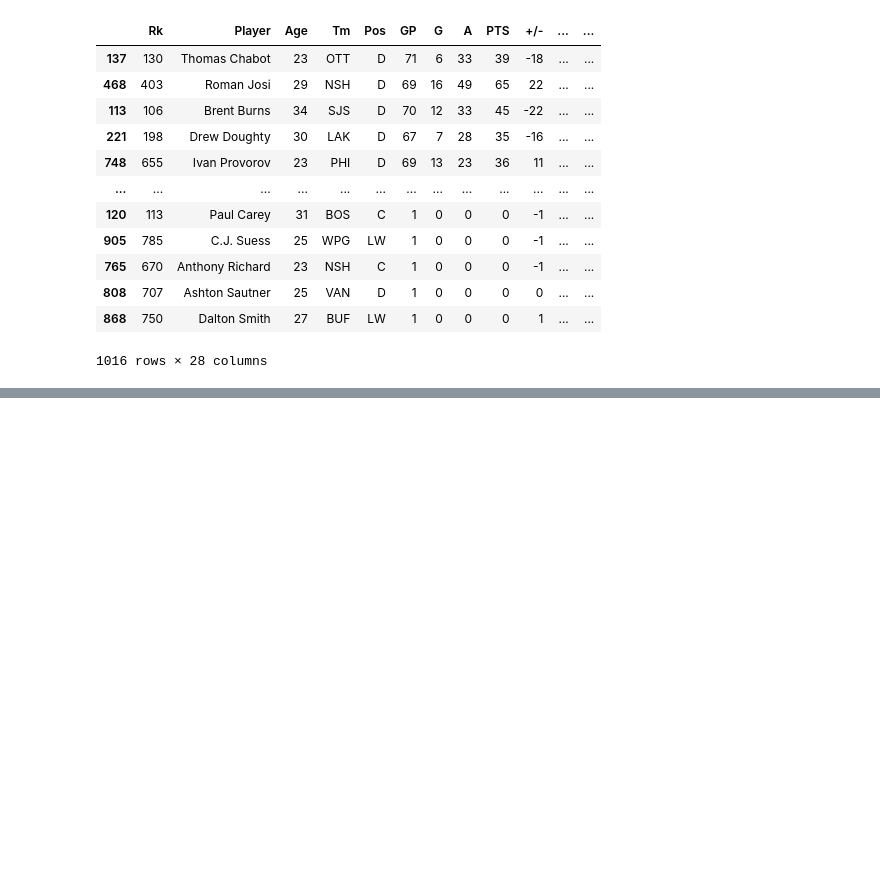
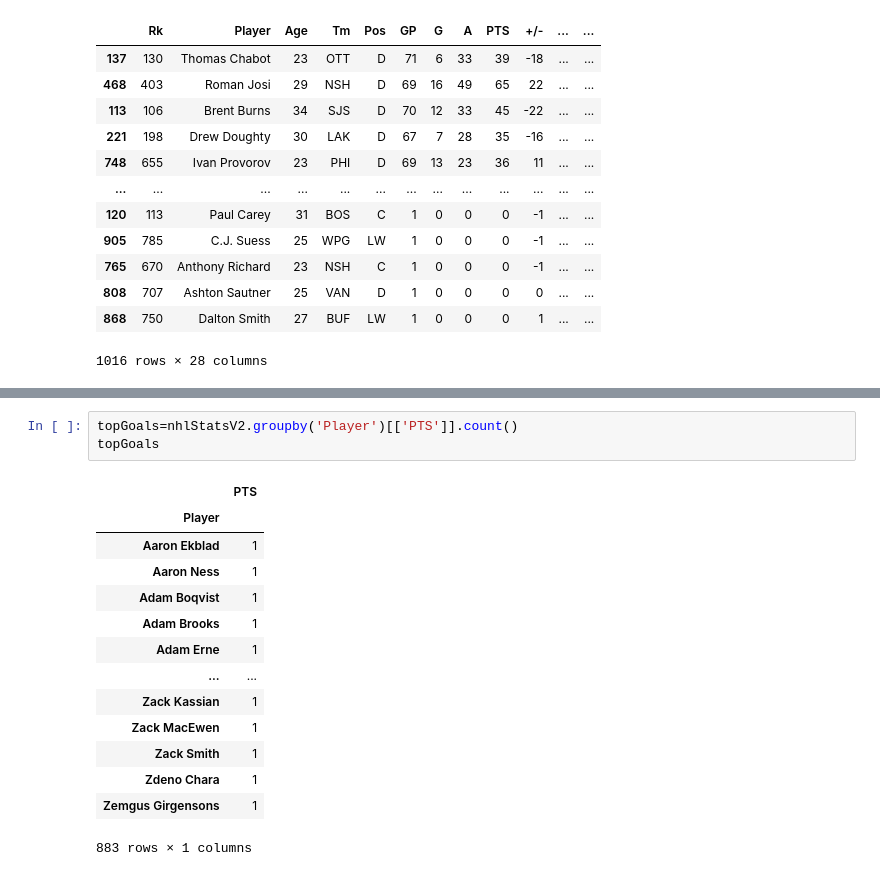
Before and after one commit to jpkeeton/Pandas, a Jupyter notebook: NHLFullRoster.ipynb, the cells around one changed output, grey strips where cells are left out. Saved outputs shown, nothing was run; the diff lists cells and outputs as text; blank space fills up the shorter version.

```diff
--- a/NHLFullRoster.ipynb
+++ b/NHLFullRoster.ipynb
@@ -152,0 +199,18 @@ nhlStatsV2.sort_values(by=['HIT', 'BLK'], ascending=False)
+# %%
+topGoals=nhlStatsV2.groupby('Player')[['PTS']].count()
+topGoals
+# %% [output]
+|  | PTS |
+| Player |  |
+| Aaron Ekblad | 1 |
+| Aaron Ness | 1 |
+| Adam Boqvist | 1 |
+| Adam Brooks | 1 |
+| Adam Erne | 1 |
+| ... | ... |
+| Zack Kassian | 1 |
+| Zack MacEwen | 1 |
+| Zack Smith | 1 |
+| Zdeno Chara | 1 |
+| Zemgus Girgensons | 1 |
+883 rows × 1 columns
```
Also changed, not shown: parts of 4 cells of this notebook, 1 other file.
